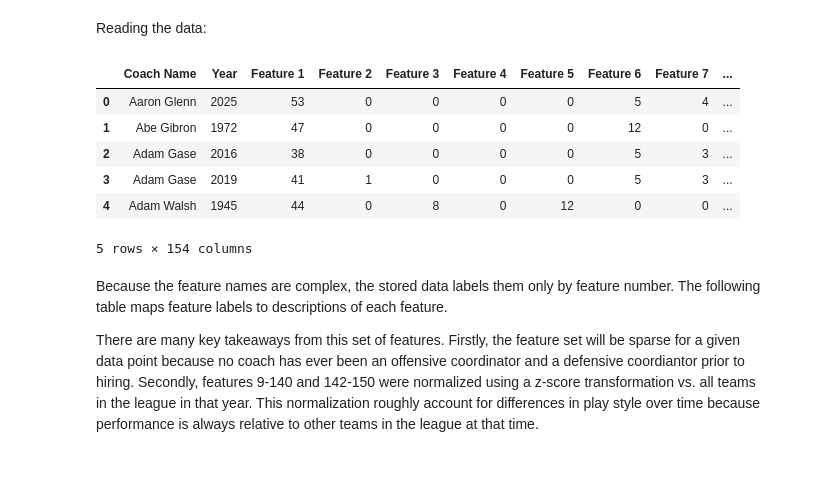
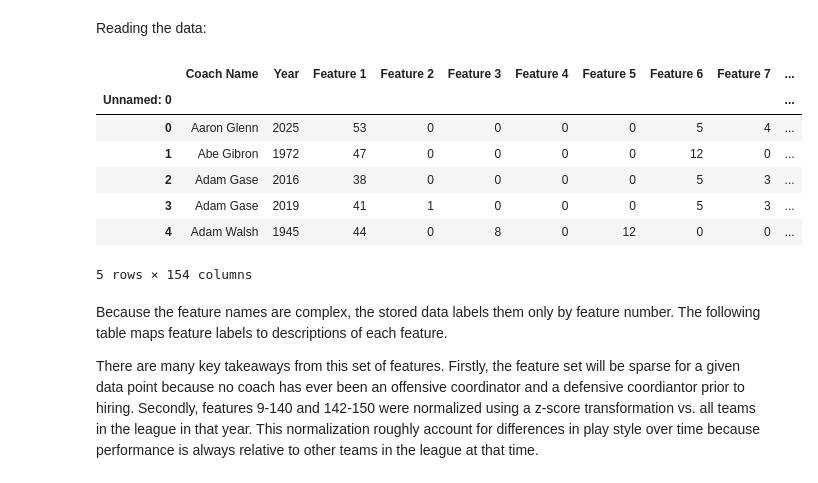
Before and after one commit to jwilliamson7/CoachingProject, a Jupyter notebook: Williamson-Jon-CoachTenureModels-v5.ipynb, the cells around one changed output. Cells and saved outputs as stored; diff of their text form; code cells hidden in the pictures.

```diff
--- a/Williamson-Jon-CoachTenureModels-v5.ipynb
+++ b/Williamson-Jon-CoachTenureModels-v5.ipynb
@@ -11,11 +11,12 @@ from sklearn.model_selection import train_test_split
 # %% [markdown]
 Reading the data:
 # %%
-df = pd.read_csv('master_data.csv', index_col=0)
-df.fillna(0, inplace=True)
+df = pd.read_csv('mf_imputed_master_data.csv', index_col=0)
+#df.fillna(0, inplace=True)
 df.head(5)
 # %% [output]
 |  | Coach Name | Year | Feature 1 | Feature 2 | Feature 3 | Feature 4 | Feature 5 | Feature 6 | Feature 7 | ... |
+| Unnamed: 0 |  |  |  |  |  |  |  |  |  | ... |
 | 0 | Aaron Glenn | 2025 | 53 | 0 | 0 | 0 | 0 | 5 | 4 | ... |
 | 1 | Abe Gibron | 1972 | 47 | 0 | 0 | 0 | 0 | 12 | 0 | ... |
 | 2 | Adam Gase | 2016 | 38 | 0 | 0 | 0 | 0 | 5 | 3 | ... |
```
Also changed, not shown: parts of 16 cells of this notebook, 1 other file.
